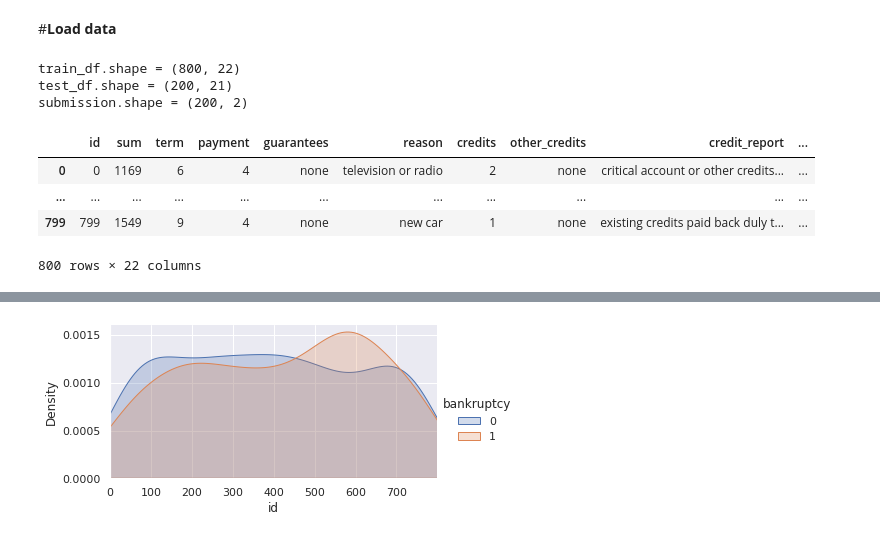
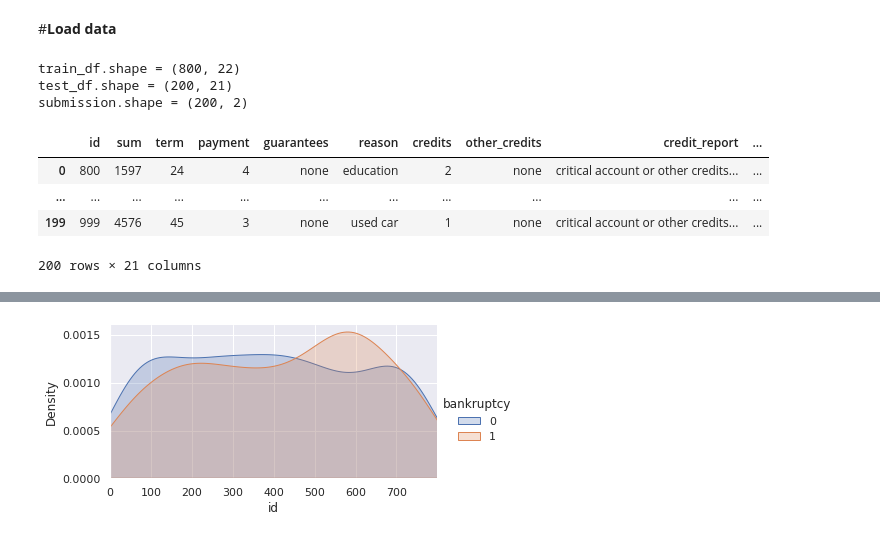
Before and after one commit to ykitaguchi77/Kaggle, a Jupyter notebook: Bunkruptcy-prediction.ipynb, the cells around one changed output, grey strips where cells are left out. Cells and saved outputs as stored; diff of their text form; code cells hidden in the pictures.

```diff
--- a/Bunkruptcy-prediction.ipynb
+++ b/Bunkruptcy-prediction.ipynb
@@ -86,31 +68,32 @@ warnings.filterwarnings('ignore')
 # %%
 # load train.csv
 train_df = pd.read_csv('../input/bankruptcy-risk-prediction/train.csv')
 
 # load test.csv
 test_df = pd.read_csv('../input/bankruptcy-risk-prediction/test.csv')
 
 # load submission_example.csv
 submission = pd.read_csv('../input/bankruptcy-risk-prediction/submission_example.csv')
 
 
 print(f'train_df.shape = {train_df.shape}')
 print(f'test_df.shape = {test_df.shape}')
 print(f'submission.shape = {submission.shape}')
 
 pd.set_option('display.max_rows', 3)
 pd.set_option('display.max_columns', 1000)
 
 train_df
+test_df
 # %% [output]
 train_df.shape = (800, 22)
 test_df.shape = (200, 21)
 submission.shape = (200, 2)
 |  | id | sum | term | payment | guarantees | reason | credits | other_credits | credit_report | ... |
-| 0 | 0 | 1169 | 6 | 4 | none | television or radio | 2 | none | critical account or other credits... | ... |
+| 0 | 800 | 1597 | 24 | 4 | none | education | 2 | none | critical account or other credits... | ... |
 | ... | ... | ... | ... | ... | ... | ... | ... | ... | ... | ... |
-| 799 | 799 | 1549 | 9 | 4 | none | new car | 1 | none | existing credits paid back duly t... | ... |
+| 199 | 999 | 4576 | 45 | 3 | none | used car | 1 | none | critical account or other credits... | ... |
-800 rows × 22 columns
+200 rows × 21 columns
 # %%
 # #Profiling用。Runtimeの再起動を要求されるので先にインポートしておく
 # !pip install pandas-profiling
```
Also changed, not shown: parts of 32 cells of this notebook.
